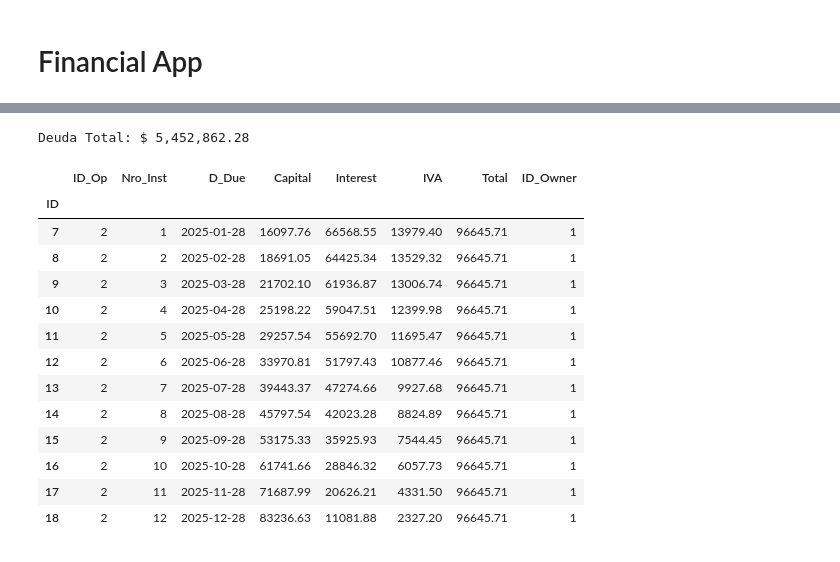
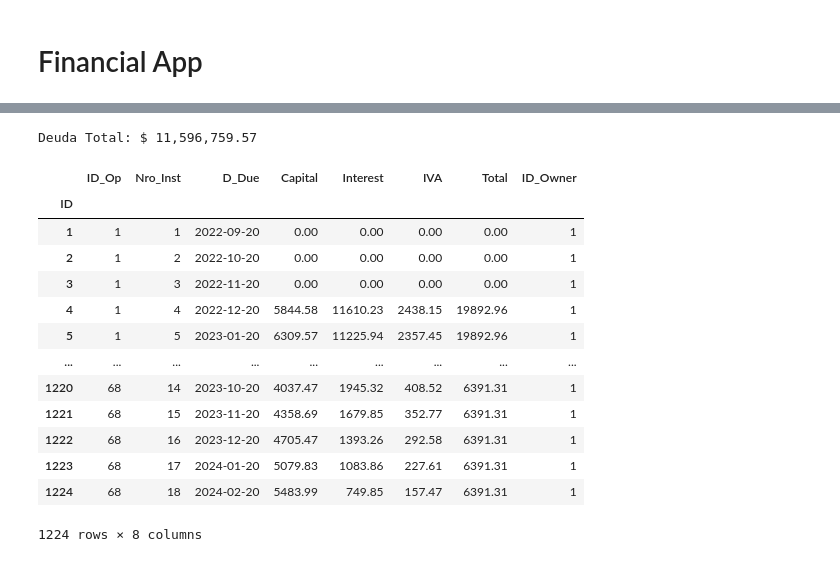
Before and after one commit to JuanMCarini/FinancialApp, a Jupyter notebook: notebooks/Start_DataBases.ipynb, the cells around one changed output, grey strips where cells are left out. Saved outputs shown, nothing was run; the diff lists cells and outputs as text; code cells hidden in the pictures.

```diff
--- a/notebooks/Start_DataBases.ipynb
+++ b/notebooks/Start_DataBases.ipynb
@@ -24,24 +39,23 @@ IntegrityError: (pymysql.err.IntegrityError) (1062, "Duplicate entry '1' for key
 # %%
-# reload(credit_manager)
 from app.modules.database.credit_manager import credits_balance
 balance = credits_balance()
 print(f'Deuda Total: $ {balance['Total'].sum():,.2f}')
 
 # balance[['Capital', 'Interest', 'IVA', 'Total']] = balance[['Capital', 'Interest', 'IVA', 'Total']].map('${:,.2f}'.format)
-balance.loc[balance['ID_Op'] == 2]
+balance
 # %% [output]
-Deuda Total: $ 5,452,862.28
+Deuda Total: $ 11,596,759.57
 |  | ID_Op | Nro_Inst | D_Due | Capital | Interest | IVA | Total | ID_Owner |
 | ID |  |  |  |  |  |  |  |  |
-| 7 | 2 | 1 | 2025-01-28 | 16097.76 | 66568.55 | 13979.40 | 96645.71 | 1 |
-| 8 | 2 | 2 | 2025-02-28 | 18691.05 | 64425.34 | 13529.32 | 96645.71 | 1 |
-| 9 | 2 | 3 | 2025-03-28 | 21702.10 | 61936.87 | 13006.74 | 96645.71 | 1 |
-| 10 | 2 | 4 | 2025-04-28 | 25198.22 | 59047.51 | 12399.98 | 96645.71 | 1 |
-| 11 | 2 | 5 | 2025-05-28 | 29257.54 | 55692.70 | 11695.47 | 96645.71 | 1 |
-| 12 | 2 | 6 | 2025-06-28 | 33970.81 | 51797.43 | 10877.46 | 96645.71 | 1 |
-| 13 | 2 | 7 | 2025-07-28 | 39443.37 | 47274.66 | 9927.68 | 96645.71 | 1 |
-| 14 | 2 | 8 | 2025-08-28 | 45797.54 | 42023.28 | 8824.89 | 96645.71 | 1 |
-| 15 | 2 | 9 | 2025-09-28 | 53175.33 | 35925.93 | 7544.45 | 96645.71 | 1 |
-| 16 | 2 | 10 | 2025-10-28 | 61741.66 | 28846.32 | 6057.73 | 96645.71 | 1 |
-| 17 | 2 | 11 | 2025-11-28 | 71687.99 | 20626.21 | 4331.50 | 96645.71 | 1 |
-| 18 | 2 | 12 | 2025-12-28 | 83236.63 | 11081.88 | 2327.20 | 96645.71 | 1 |
+| 1 | 1 | 1 | 2022-09-20 | 0.00 | 0.00 | 0.00 | 0.00 | 1 |
+| 2 | 1 | 2 | 2022-10-20 | 0.00 | 0.00 | 0.00 | 0.00 | 1 |
+| 3 | 1 | 3 | 2022-11-20 | 0.00 | 0.00 | 0.00 | 0.00 | 1 |
+| 4 | 1 | 4 | 2022-12-20 | 5844.58 | 11610.23 | 2438.15 | 19892.96 | 1 |
+| 5 | 1 | 5 | 2023-01-20 | 6309.57 | 11225.94 | 2357.45 | 19892.96 | 1 |
+| ... | ... | ... | ... | ... | ... | ... | ... | ... |
+| 1220 | 68 | 14 | 2023-10-20 | 4037.47 | 1945.32 | 408.52 | 6391.31 | 1 |
+| 1221 | 68 | 15 | 2023-11-20 | 4358.69 | 1679.85 | 352.77 | 6391.31 | 1 |
+| 1222 | 68 | 16 | 2023-12-20 | 4705.47 | 1393.26 | 292.58 | 6391.31 | 1 |
+| 1223 | 68 | 17 | 2024-01-20 | 5079.83 | 1083.86 | 227.61 | 6391.31 | 1 |
+| 1224 | 68 | 18 | 2024-02-20 | 5483.99 | 749.85 | 157.47 | 6391.31 | 1 |
+1224 rows × 8 columns
```
Also changed, not shown: parts of 15 cells of this notebook, 6 other files.
